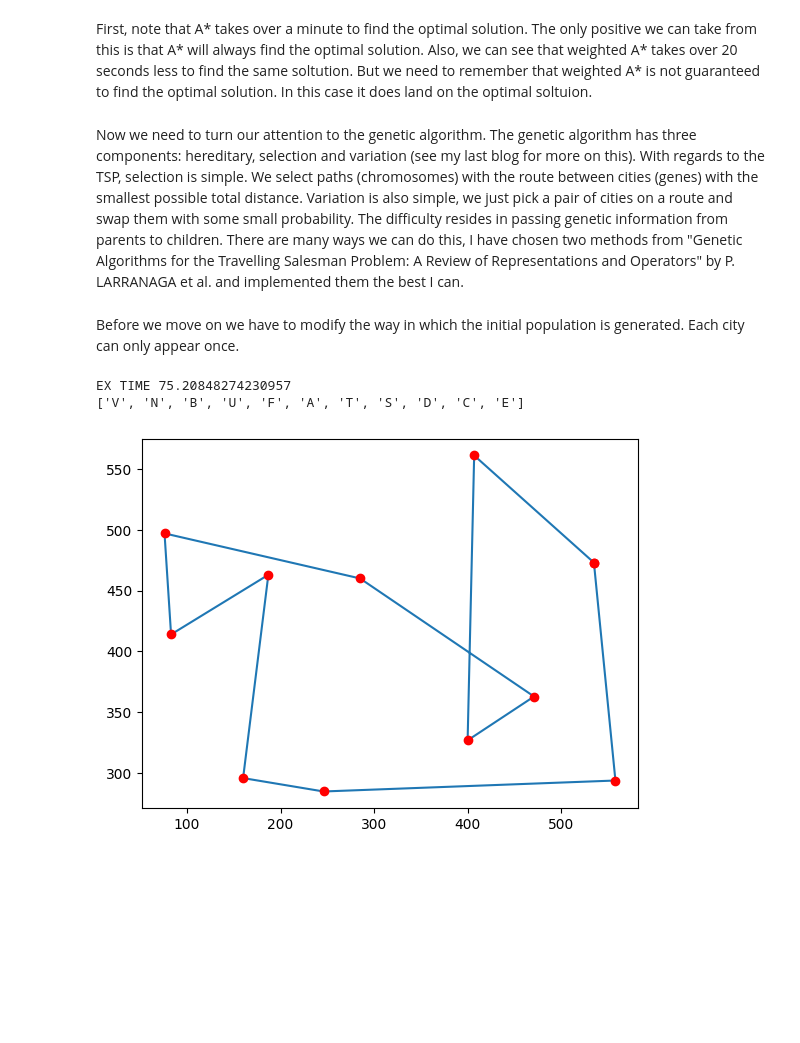
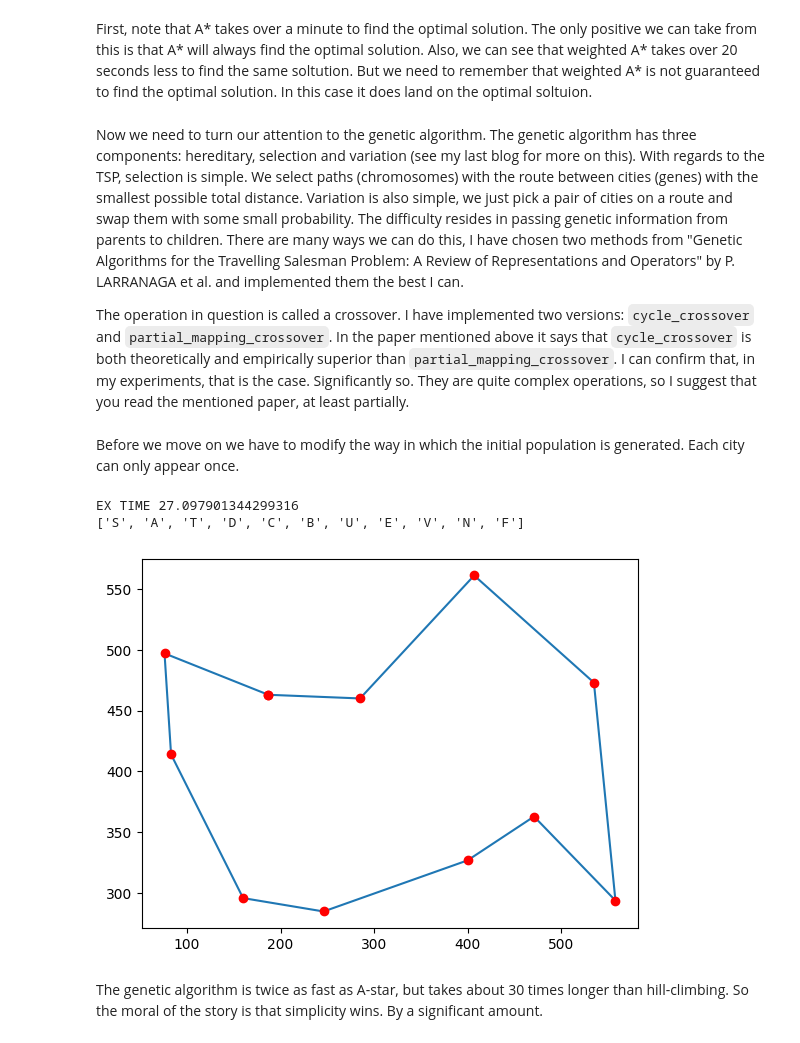
Before and after one commit to hmp-anthony/AIMA, a Jupyter notebook: compare_hillclimbing_astar_and_genetic.ipynb, the cells around one changed output. Cells and saved outputs as stored; diff of their text form; code cells hidden in the pictures; blank space fills up the shorter version.

```diff
--- a/compare_hillclimbing_astar_and_genetic.ipynb
+++ b/compare_hillclimbing_astar_and_genetic.ipynb
@@ -306,6 +306,8 @@ EX TIME 68.24704599380493
 First, note that A* takes over a minute to find the optimal solution. The only positive we can take from this is that A* will always find the optimal solution. Also, we can see that weighted A* takes over 20 seconds less to find the same soltution. But we need to remember that weighted A* is not guaranteed to find the optimal solution. In this case it does land on the optimal soltuion.
 # %% [markdown]
 Now we need to turn our attention to the genetic algorithm. The genetic algorithm has three components: hereditary, selection and variation (see my last blog for more on this). With regards to the TSP, selection is simple. We select paths (chromosomes) with the route between cities (genes) with the smallest possible total distance. Variation is also simple, we just pick a pair of cities on a route and swap them with some small probability. The difficulty resides in passing genetic information from parents to children. There are many ways we can do this, I have chosen two methods from "Genetic Algorithms for the Travelling Salesman Problem: A Review of Representations and Operators" by P. LARRANAGA et al. and implemented them the best I can.
+
+The operation in question is called a crossover. I have implemented two versions: `cycle_crossover` and `partial_mapping_crossover`. In the paper mentioned above it says that `cycle_crossover` is both theoretically and empirically superior than `partial_mapping_crossover`. I can confirm that, in my experiments, that is the case. Significantly so. They are quite complex operations, so I suggest that you read the mentioned paper, at least partially.
 # %%
 def fitness_threshold(fitness_fn, f_thres, population):
     if not f_thres:
@@ -427,24 +429,26 @@ def fitness_fn(n):
     return 5000 - cost(n)
 # %%
 gene_pool = list(romania.keys())
-population = init_population(400, gene_pool, len(gene_pool))
+population = init_population(210, gene_pool, len(gene_pool))
 t0 = time.time()
-path = genetic_algorithm(population, fitness_fn, gene_pool, f_thres=None, ngen=150, pmut=0.1)
+path = genetic_algorithm(population, fitness_fn, gene_pool, f_thres=None, ngen=200, pmut=0.1)
 t1 = time.time()
 print("EX TIME", t1 - t0)
 print(path)
 data = []
 for p in path:
     data.append(romania[p])
 data.append(data[0])
 
 x_val = [x[0] for x in data]
 y_val = [x[1] for x in data]
 
 plt.plot(x_val,y_val)
 plt.plot(x_val,y_val,'or')
 plt.show()
 # %% [output]
-EX TIME 75.20848274230957
-['V', 'N', 'B', 'U', 'F', 'A', 'T', 'S', 'D', 'C', 'E']
+EX TIME 27.097901344299316
+['S', 'A', 'T', 'D', 'C', 'B', 'U', 'E', 'V', 'N', 'F']
-[figure, old version]
+[figure, new version]
+# %% [markdown]
+The genetic algorithm is twice as fast as A-star, but takes about 30 times longer than hill-climbing. So the moral of the story is that simplicity wins. By a significant amount.
```
Also changed, not shown: parts of 2 cells of this notebook, 1 other file.
